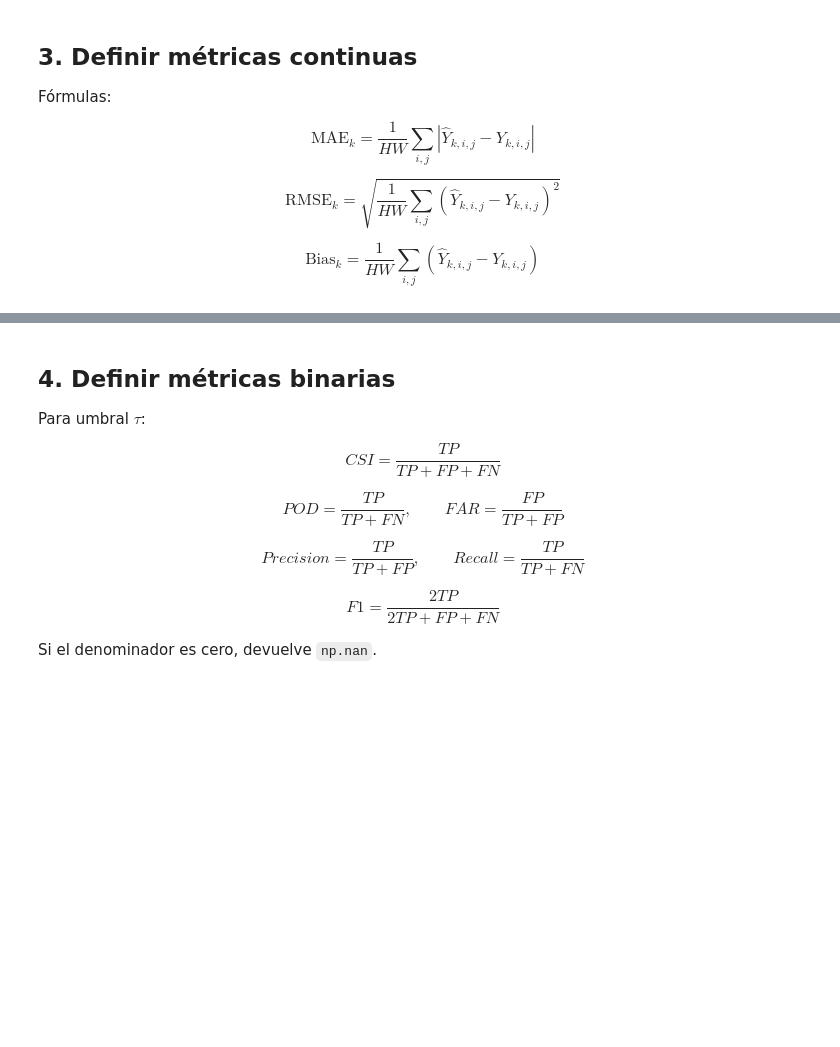
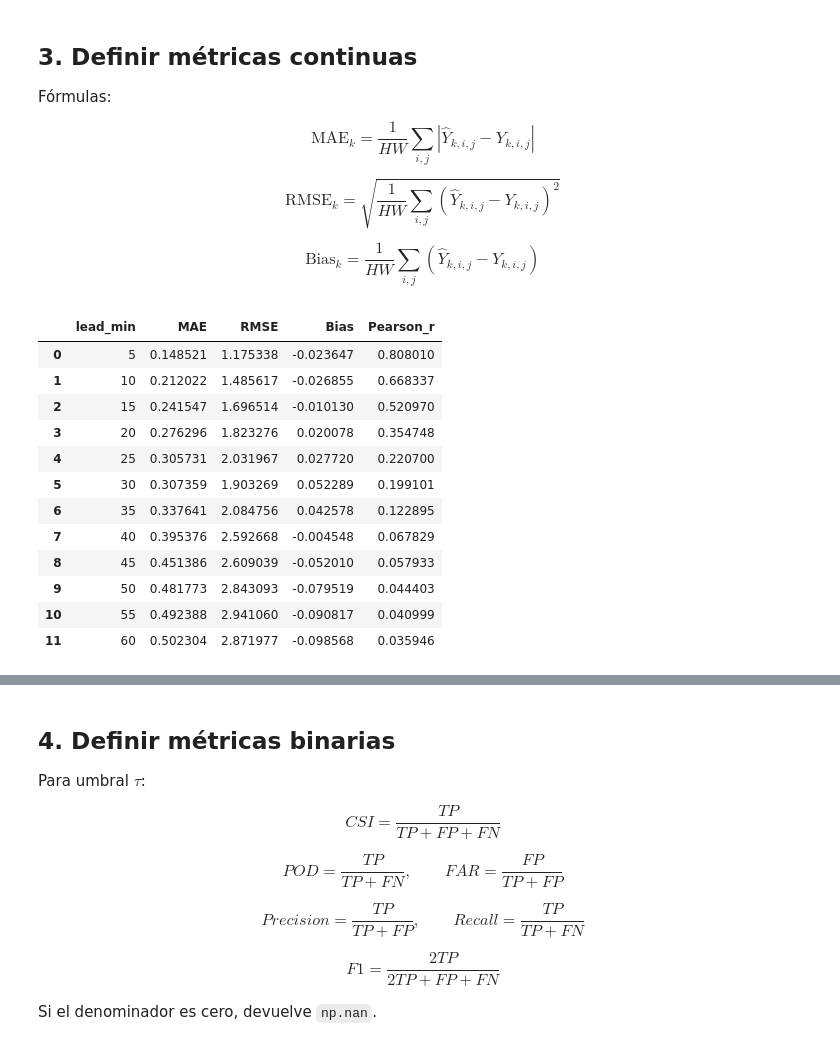
Before and after one commit to LopeviaKoby/S04-nowcasting-course-lab, a Jupyter notebook: notebooks/tarea_01_nowcasting_metricas.ipynb, the cells around one changed output, grey strips where cells are left out. Saved outputs shown, nothing was run; the diff lists cells and outputs as text; code cells hidden in the pictures; blank space fills up the shorter version.

```diff
--- a/notebooks/tarea_01_nowcasting_metricas.ipynb
+++ b/notebooks/tarea_01_nowcasting_metricas.ipynb
@@ -101,6 +117,19 @@ def compute_continuous_metrics(pred, target):
     return pd.DataFrame(rows)
 # %%
-# Cuando completes la función, descomenta:
-# continuous_student = compute_continuous_metrics(prediction, target)
-# continuous_student
+continuous_student = compute_continuous_metrics(prediction, target)
+continuous_student
+# %% [output]
+|  | lead_min | MAE | RMSE | Bias | Pearson_r |
+| 0 | 5 | 0.148521 | 1.175338 | -0.023647 | 0.808010 |
+| 1 | 10 | 0.212022 | 1.485617 | -0.026855 | 0.668337 |
+| 2 | 15 | 0.241547 | 1.696514 | -0.010130 | 0.520970 |
+| 3 | 20 | 0.276296 | 1.823276 | 0.020078 | 0.354748 |
+| 4 | 25 | 0.305731 | 2.031967 | 0.027720 | 0.220700 |
+| 5 | 30 | 0.307359 | 1.903269 | 0.052289 | 0.199101 |
+| 6 | 35 | 0.337641 | 2.084756 | 0.042578 | 0.122895 |
+| 7 | 40 | 0.395376 | 2.592668 | -0.004548 | 0.067829 |
+| 8 | 45 | 0.451386 | 2.609039 | -0.052010 | 0.057933 |
+| 9 | 50 | 0.481773 | 2.843093 | -0.079519 | 0.044403 |
+| 10 | 55 | 0.492388 | 2.941060 | -0.090817 | 0.040999 |
+| 11 | 60 | 0.502304 | 2.871977 | -0.098568 | 0.035946 |
 # %%
```
Also changed, not shown: parts of 17 cells of this notebook, 3 other files.
